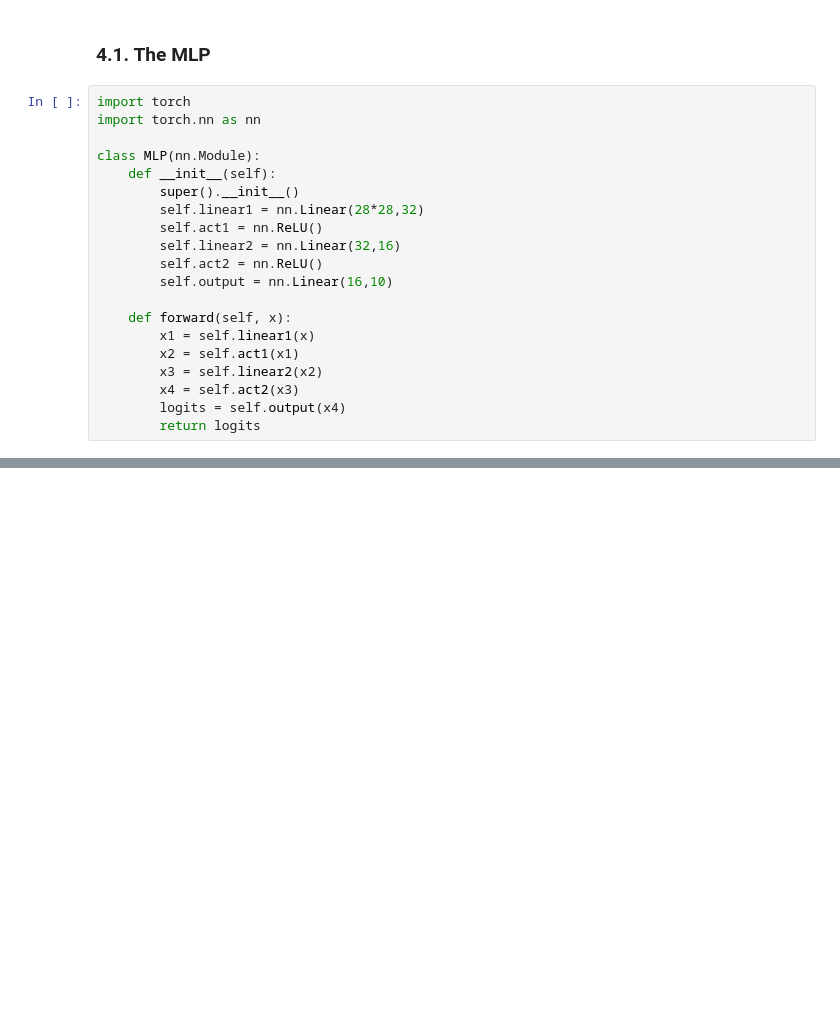
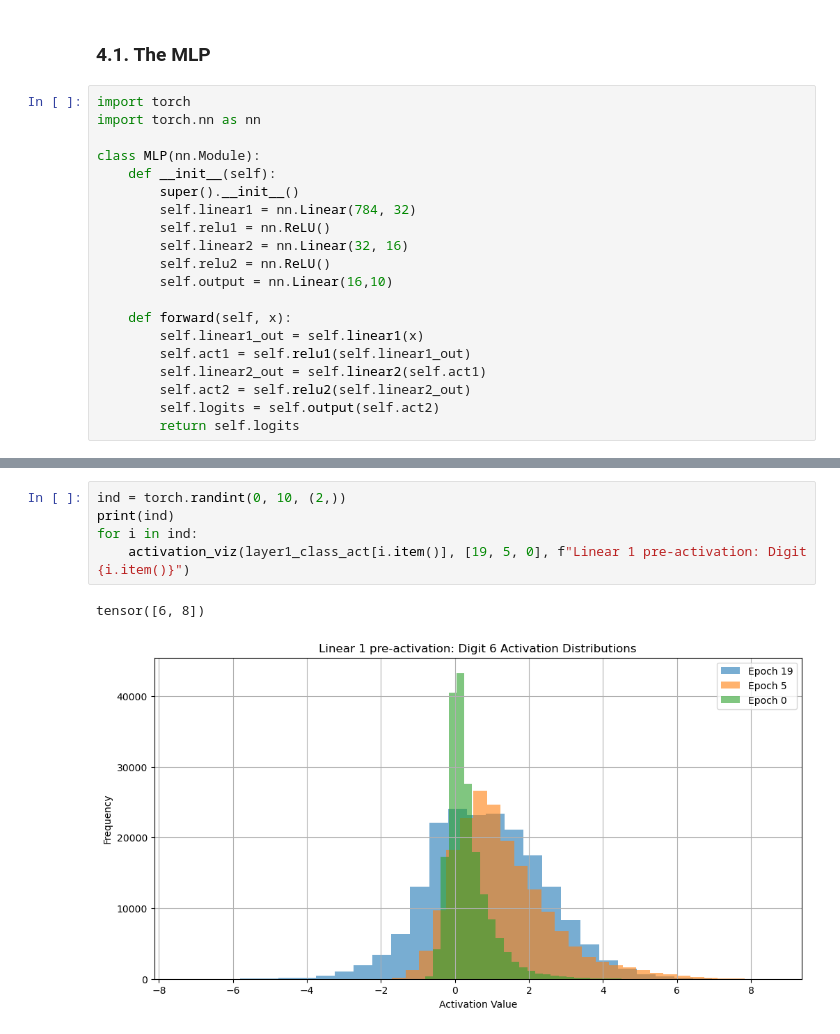
Before and after one commit to eriktholmes/interpreting_mnist, a Jupyter notebook: MLP/01_MLP_for_Interpretability_non_normalized.ipynb, the cells around one changed output, grey strips where cells are left out. Drawn from its saved outputs; the diff is of its cells as text; blank space fills up the shorter version.

```diff
--- a/MLP/01_MLP_for_Interpretability_non_normalized.ipynb
+++ b/MLP/01_MLP_for_Interpretability_non_normalized.ipynb
@@ -378,16 +459,16 @@ import torch.nn as nn
 class MLP(nn.Module):
     def __init__(self):
         super().__init__()
-        self.linear1 = nn.Linear(28*28,32)
-        self.act1 = nn.ReLU()
-        self.linear2 = nn.Linear(32,16)
-        self.act2 = nn.ReLU()
+        self.linear1 = nn.Linear(784, 32)
+        self.relu1 = nn.ReLU()
+        self.linear2 = nn.Linear(32, 16)
+        self.relu2 = nn.ReLU()
         self.output = nn.Linear(16,10)
 
     def forward(self, x):
-        x1 = self.linear1(x)
-        x2 = self.act1(x1)
-        x3 = self.linear2(x2)
-        x4 = self.act2(x3)
-        logits = self.output(x4)
-        return logits
+        self.linear1_out = self.linear1(x)
+        self.act1 = self.relu1(self.linear1_out)
+        self.linear2_out = self.linear2(self.act1)
+        self.act2 = self.relu2(self.linear2_out)
+        self.logits = self.output(self.act2)
+        return self.logits
@@ -395,0 +526,8 @@ class MLP(nn.Module):
+# %%
+ind = torch.randint(0, 10, (2,))
+print(ind)
+for i in ind:
+    activation_viz(layer1_class_act[i.item()], [19, 5, 0], f"Linear 1 pre-activation: Digit {i.item()}")
+# %% [output]
+tensor([6, 8])
+[figure, added]
```
Also changed, not shown: parts of 25 cells of this notebook.
